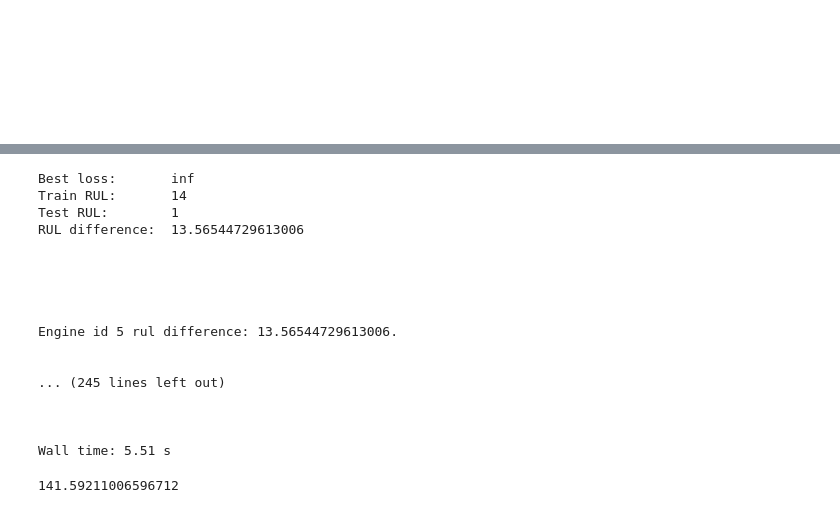
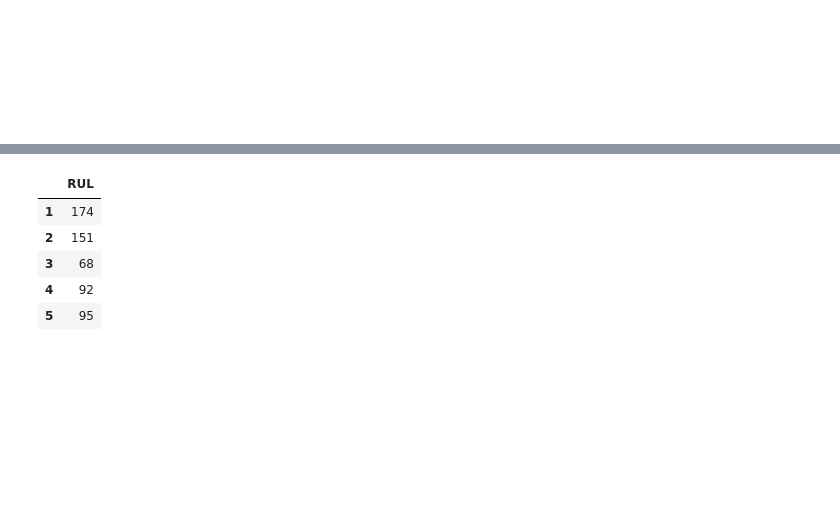
Before and after one commit to Wolfpack-Inc/ba-a3, a Jupyter notebook: prediction/final-prediction.ipynb, the cells around one changed output, grey strips where cells are left out. Drawn from its saved outputs; the diff is of its cells as text; code cells hidden in the pictures; blank space fills up the shorter version.

```diff
--- a/prediction/final-prediction.ipynb
+++ b/prediction/final-prediction.ipynb
@@ -745,33 +604,11 @@ Wall time: 1min 39s
-# %%
-%%time
-
-total_rul_diff = 0
-
-for engineid in df_validation_pca.index.unique():
-    rul_difference = find_for_engineid_lowest_loss(df_training_with_hi_and_exp,
-                                                   df_validation_pca[df_validation_pca.index == engineid])
-    print('\n\n\nEngine id {} rul difference: {}.\n\n\n'.format(engineid, rul_difference))
-
-
-    total_rul_diff += rul_difference
-
-total_rul_diff
-# %% [output]
-Best loss:       inf
-Train RUL:       14
-Test RUL:        1
-RUL difference:  13.56544729613006
-
-
-
-
-
-Engine id 5 rul difference: 13.56544729613006.
-
-
-... (245 lines left out)
-
-
-
-Wall time: 5.51 s
-141.59211006596712
+# %%
+df_predictions = pd.DataFrame.from_dict(predictions, orient = 'index').rename(columns = {0: 'RUL'})
+df_predictions.to_excel('predictions.xlsx')
+df_predictions.head()
+# %% [output]
+|  | RUL |
+| 1 | 174 |
+| 2 | 151 |
+| 3 | 68 |
+| 4 | 92 |
+| 5 | 95 |
```
Also changed, not shown: parts of 21 cells of this notebook, 1 other file.
